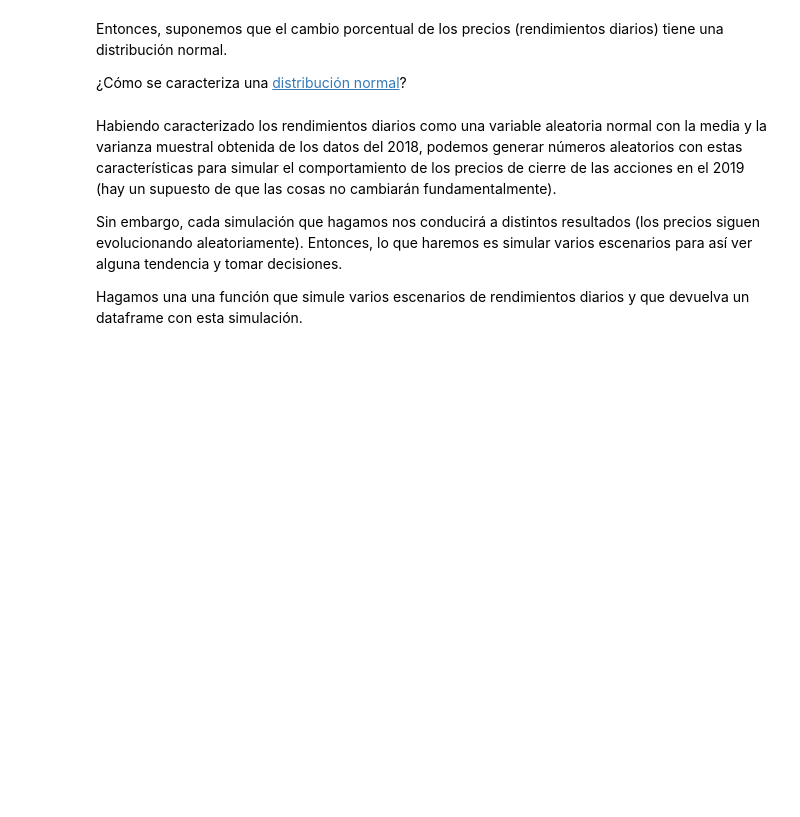
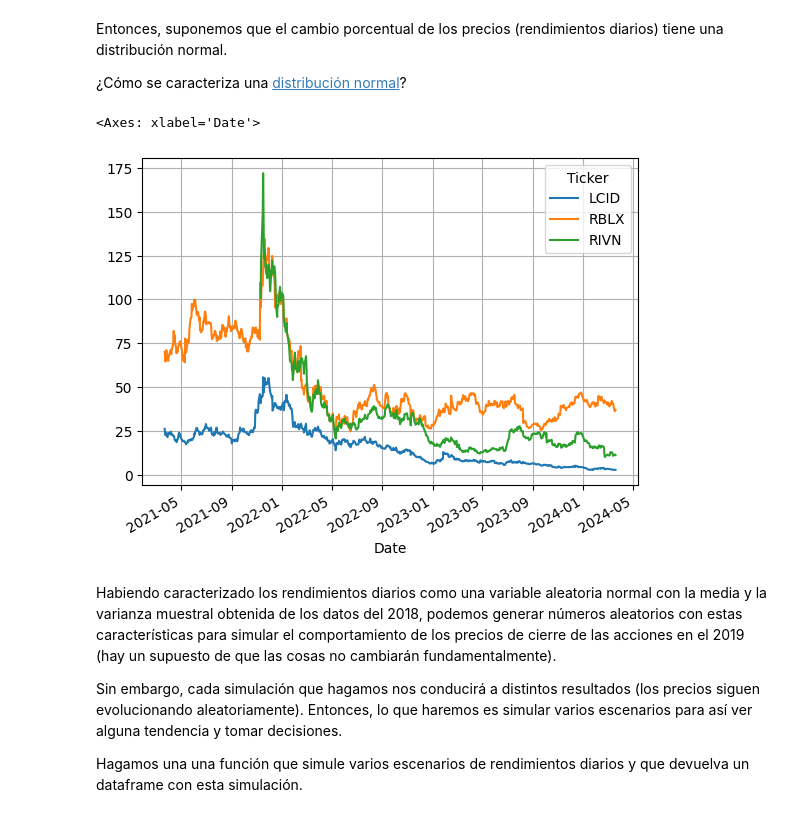
Before and after one commit to ArellanoMCarlos/SimMat_P2024, a Jupyter notebook: Módulo 2 - Montecarlo/Simulación de escenarios futuros.ipynb, the cells around one changed output. Drawn from its saved outputs; the diff is of its cells as text; code cells hidden in the pictures; blank space fills up the shorter version.

Commit message:
Meanejo de datos con Pandas

```diff
--- a/Módulo 2 - Montecarlo/Simulación de escenarios futuros.ipynb
+++ b/Módulo 2 - Montecarlo/Simulación de escenarios futuros.ipynb
@@ -80,3 +220,10 @@ ___
 Entonces, suponemos que el cambio porcentual de los precios (rendimientos diarios) tiene una distribución normal.
 
 ¿Cómo se caracteriza una [distribución normal](https://es.wikipedia.org/wiki/Distribuci%C3%B3n_normal)?
+# %%
+names=['RIVN','LCID','RBLX']
+start='2021-03-20'
+end='2024-03-20'
+
+datos=yf.download(names,start)['Close']
+datos.head()
@@ -83,3 +232,8 @@ Entonces, suponemos que el cambio porcentual de los precios (rendimientos diario
+# %%
+datos.plot(grid=True)
+# %% [output]
+<Axes: xlabel='Date'>
+[figure, added]
 # %% [markdown]
 Habiendo caracterizado los rendimientos diarios como una variable aleatoria normal con la media y la varianza muestral obtenida de los datos del 2018, podemos generar números aleatorios con estas características para simular el comportamiento de los precios de cierre de las acciones en el 2019 (hay un supuesto de que las cosas no cambiarán fundamentalmente).
 
```
Also changed, not shown: parts of 31 cells of this notebook, 1 other file.
